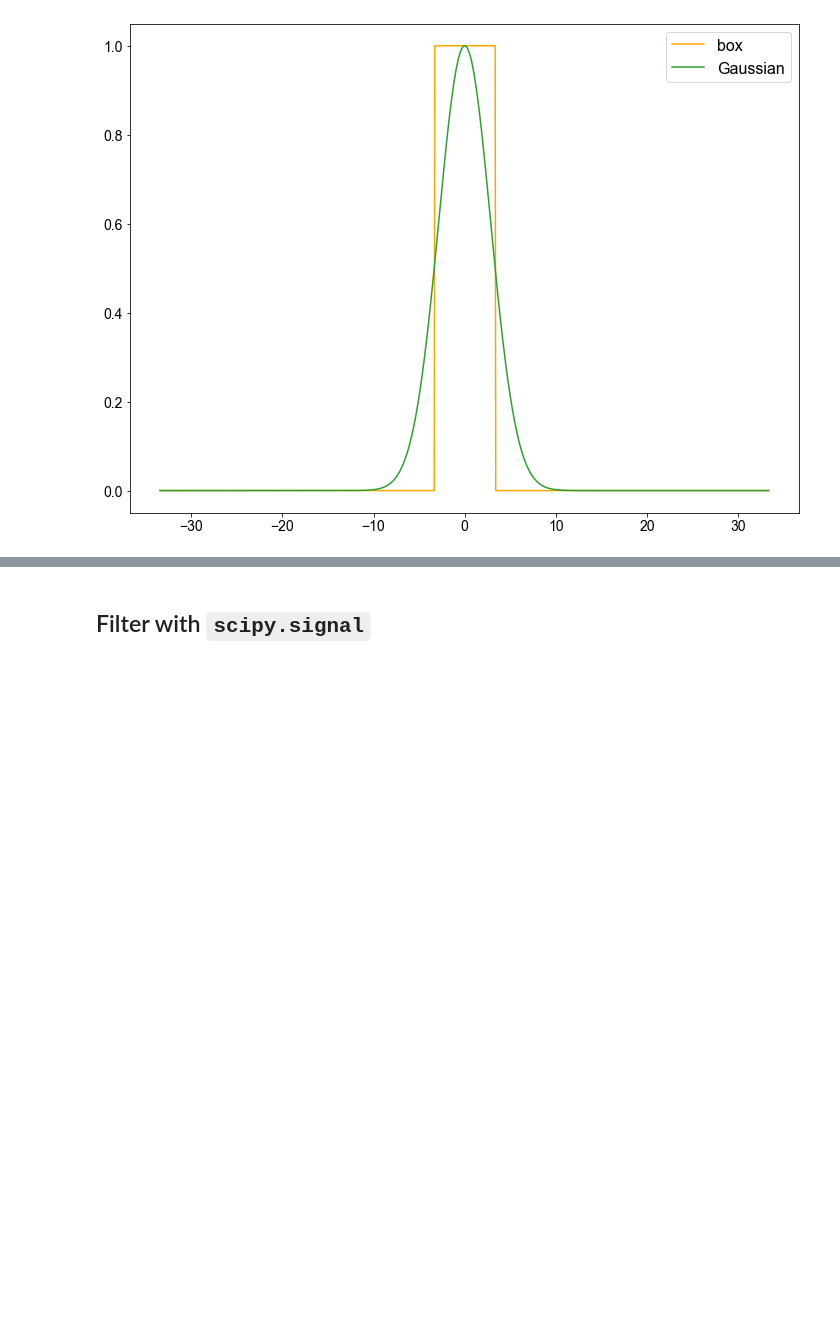
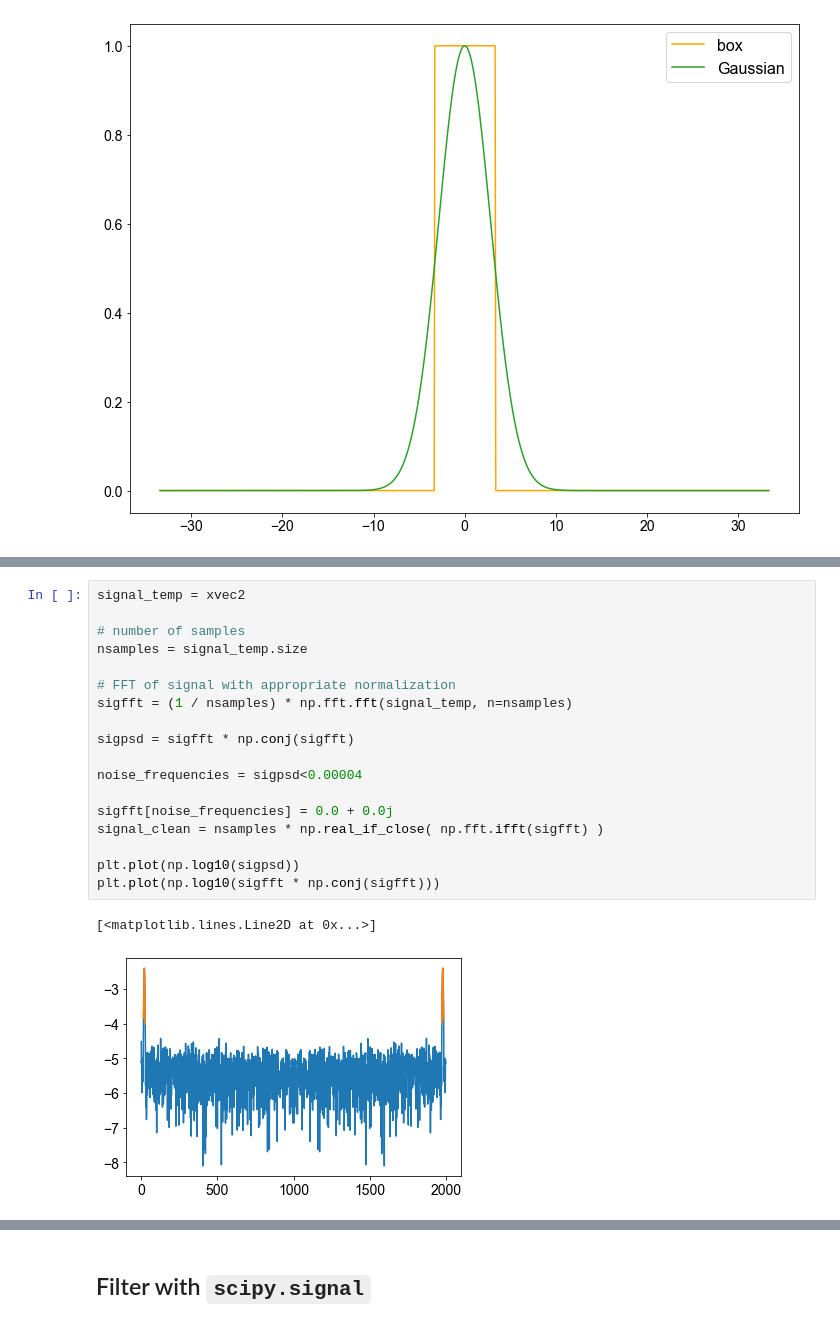
Before and after one commit to igred8/signal, a Jupyter notebook: signal/notebooks/0.0-signal-processing-igad.ipynb, the cells around one changed output, grey strips where cells are left out. Drawn from its saved outputs; the diff is of its cells as text; blank space fills up the shorter version.

```diff
--- a/signal/notebooks/0.0-signal-processing-igad.ipynb
+++ b/signal/notebooks/0.0-signal-processing-igad.ipynb
@@ -412,0 +417,21 @@ plt.show()
+# %%
+signal_temp = xvec2
+
+# number of samples
+nsamples = signal_temp.size
+
+# FFT of signal with appropriate normalization
+sigfft = (1 / nsamples) * np.fft.fft(signal_temp, n=nsamples)
+
+sigpsd = sigfft * np.conj(sigfft)
+
+noise_frequencies = sigpsd<0.00004
+
+sigfft[noise_frequencies] = 0.0 + 0.0j
+signal_clean = nsamples * np.real_if_close( np.fft.ifft(sigfft) )
+
+plt.plot(np.log10(sigpsd))
+plt.plot(np.log10(sigfft * np.conj(sigfft)))
+# %% [output]
+[<matplotlib.lines.Line2D at 0x...>]
+[figure, added]
```
Also changed, not shown: parts of 5 cells of this notebook, 1 other file.
